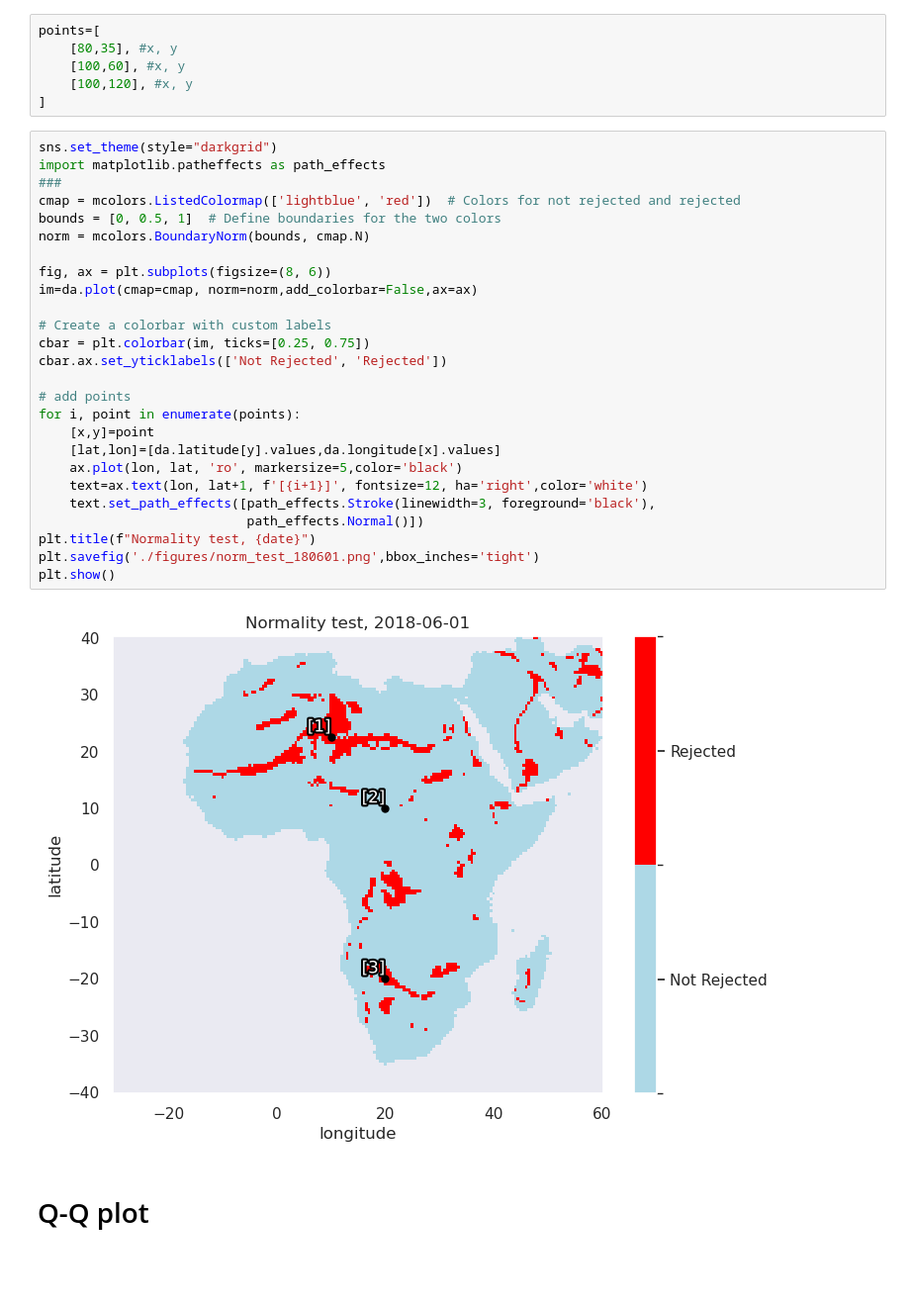
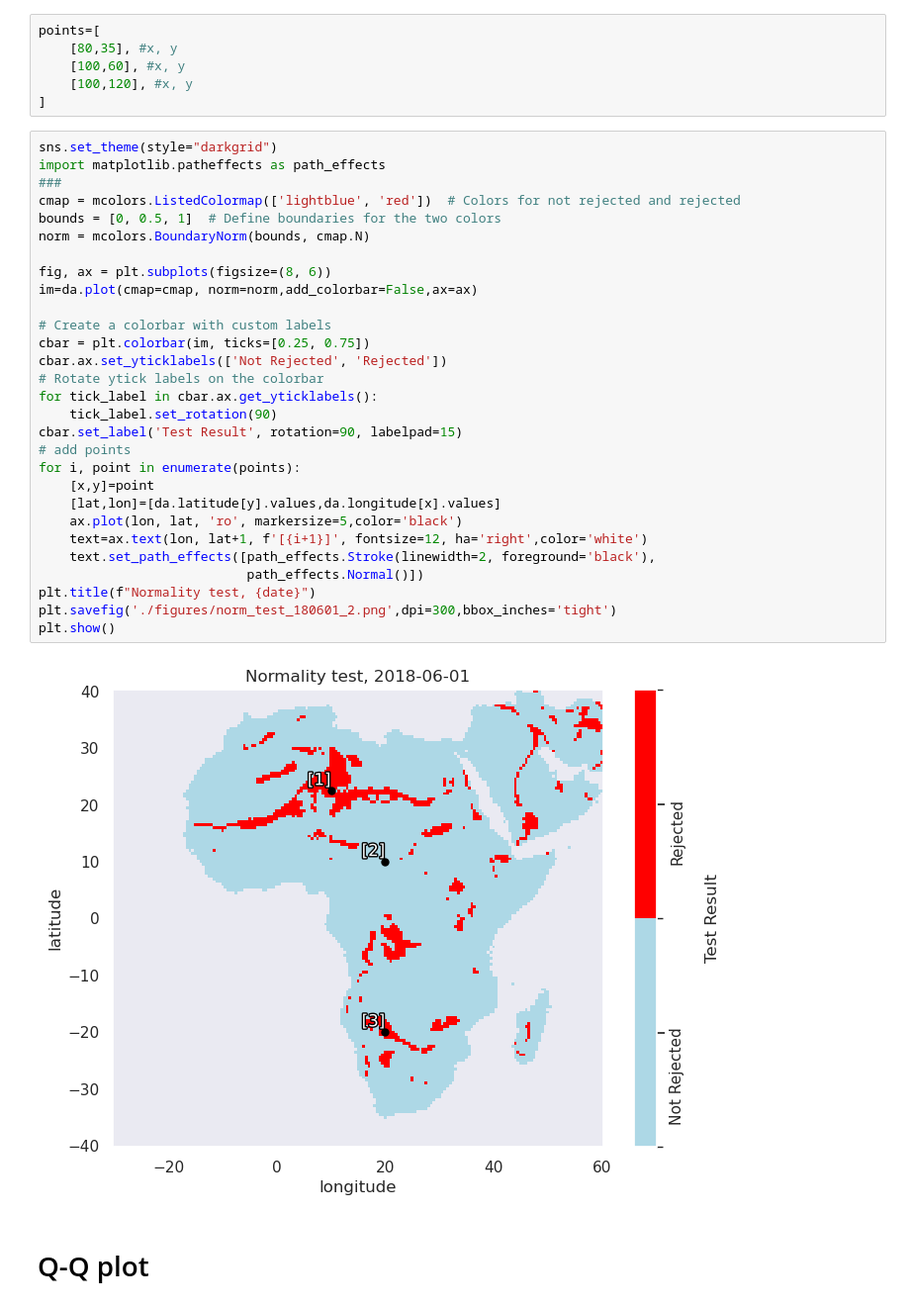
Before and after one commit to trngbich/ReanalysisMeteoRET, a Jupyter notebook: 3_uncertainty_propagation/3_test_norm_dist_MC.ipynb, the cells around one changed output. Shown at 99% size. Drawn from its saved outputs; the diff is of its cells as text; blank space fills up the shorter version.

```diff
--- a/3_uncertainty_propagation/3_test_norm_dist_MC.ipynb
+++ b/3_uncertainty_propagation/3_test_norm_dist_MC.ipynb
@@ -139,34 +139,37 @@ points=[
     [100,60], #x, y
     [100,120], #x, y
 ]
-# %%
-sns.set_theme(style="darkgrid")
-import matplotlib.patheffects as path_effects
-###
-cmap = mcolors.ListedColormap(['lightblue', 'red'])  # Colors for not rejected and rejected
-bounds = [0, 0.5, 1]  # Define boundaries for the two colors
-norm = mcolors.BoundaryNorm(bounds, cmap.N)
-
-fig, ax = plt.subplots(figsize=(8, 6))
-im=da.plot(cmap=cmap, norm=norm,add_colorbar=False,ax=ax)
-
-# Create a colorbar with custom labels
-cbar = plt.colorbar(im, ticks=[0.25, 0.75])
-cbar.ax.set_yticklabels(['Not Rejected', 'Rejected'])
-
-# add points
-for i, point in enumerate(points):
-    [x,y]=point
-    [lat,lon]=[da.latitude[y].values,da.longitude[x].values]
-    ax.plot(lon, lat, 'ro', markersize=5,color='black')
-    text=ax.text(lon, lat+1, f'[{i+1}]', fontsize=12, ha='right',color='white')
-    text.set_path_effects([path_effects.Stroke(linewidth=3, foreground='black'),
-                           path_effects.Normal()])
-plt.title(f"Normality test, {date}")
-plt.savefig('./figures/norm_test_180601.png',bbox_inches='tight')
-plt.show()
-# %% [output]
-[figure, removed]
+# %%
+sns.set_theme(style="darkgrid")
+import matplotlib.patheffects as path_effects
+###
+cmap = mcolors.ListedColormap(['lightblue', 'red'])  # Colors for not rejected and rejected
+bounds = [0, 0.5, 1]  # Define boundaries for the two colors
+norm = mcolors.BoundaryNorm(bounds, cmap.N)
+
+fig, ax = plt.subplots(figsize=(8, 6))
+im=da.plot(cmap=cmap, norm=norm,add_colorbar=False,ax=ax)
+
+# Create a colorbar with custom labels
+cbar = plt.colorbar(im, ticks=[0.25, 0.75])
+cbar.ax.set_yticklabels(['Not Rejected', 'Rejected'])
+# Rotate ytick labels on the colorbar
+for tick_label in cbar.ax.get_yticklabels():
+    tick_label.set_rotation(90)
+cbar.set_label('Test Result', rotation=90, labelpad=15)
+# add points
+for i, point in enumerate(points):
+    [x,y]=point
+    [lat,lon]=[da.latitude[y].values,da.longitude[x].values]
+    ax.plot(lon, lat, 'ro', markersize=5,color='black')
+    text=ax.text(lon, lat+1, f'[{i+1}]', fontsize=12, ha='right',color='white')
+    text.set_path_effects([path_effects.Stroke(linewidth=2, foreground='black'),
+                           path_effects.Normal()])
+plt.title(f"Normality test, {date}")
+plt.savefig('./figures/norm_test_180601_2.png',dpi=300,bbox_inches='tight')
+plt.show()
+# %% [output]
+[figure, added]
 # %% [markdown]
 # Q-Q plot
 # %%
```
Also changed, not shown: parts of 3 cells of this notebook, 23 other files.
